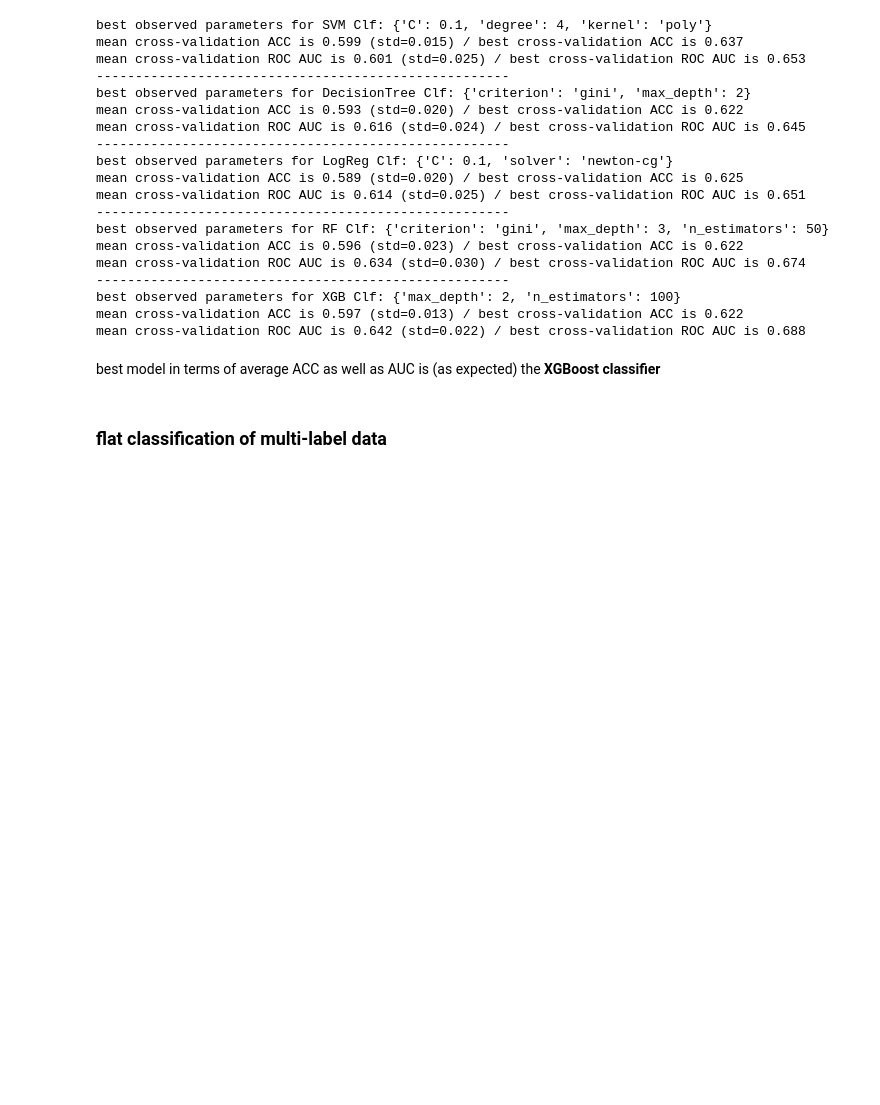
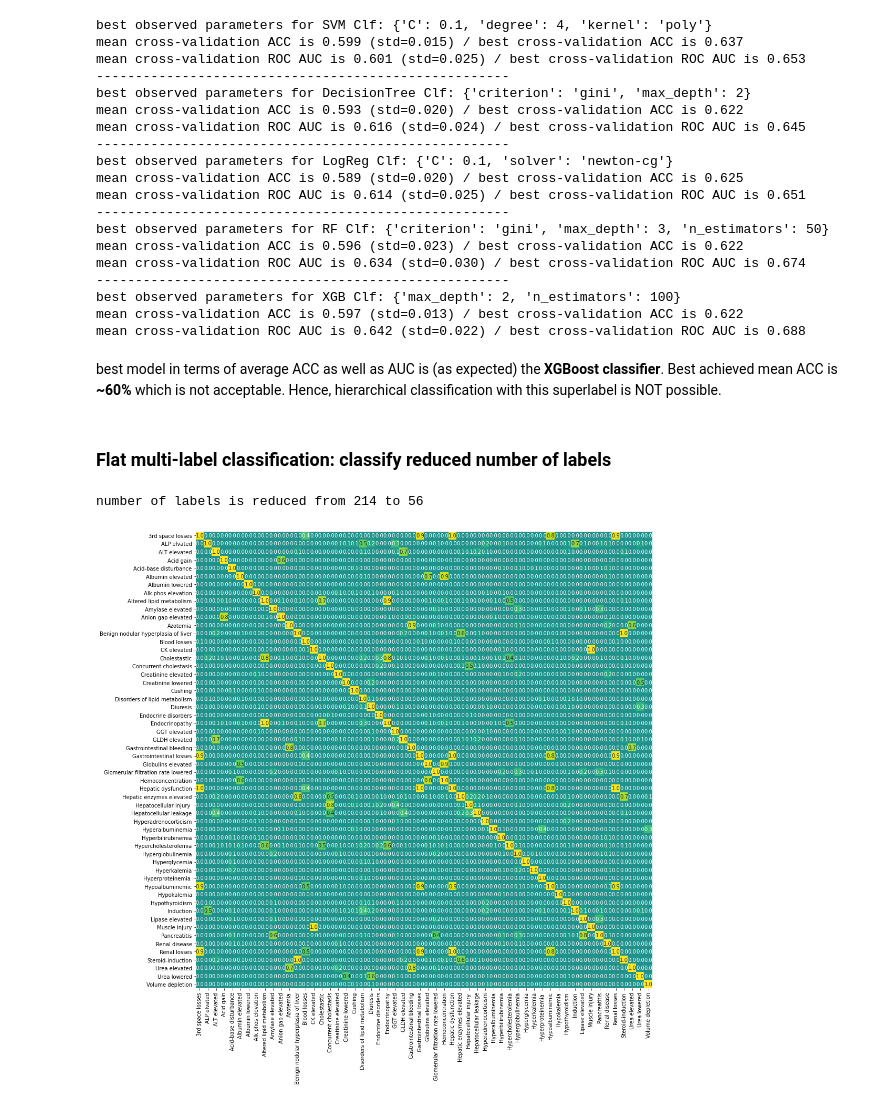
Before and after one commit to armiro/Canine-Disease-Diagnosis, a Jupyter notebook: model_dev.ipynb, the cells around one changed output. Saved outputs shown, nothing was run; the diff lists cells and outputs as text; code cells hidden in the pictures; blank space fills up the shorter version.

```diff
--- a/model_dev.ipynb
+++ b/model_dev.ipynb
@@ -98,9 +102,0 @@ actually, since we have 1958 healthy records out of 3329 samples, we can do a bi
-# %%
-drop_list = list()
-for label, column in labels.iteritems():
-    if np.sum(column) < 5: # omit labels with less than 1 occurance
-        drop_list.append(label)
-
-labels = labels.drop(columns=drop_list)
-temp_num_labels = labels.values[0]
-print('number of labels is reduced from %d to %d' % (len(label_names), temp_num_labels)))
@@ -117,21 +102,0 @@ corr_mat = associations(labels, nominal_columns='all', theil_u=True, figsize=(20
-# %%
-columns_to_drop = list()
-for r_idx, row in enumerate(corr_mat['corr'].values):
-    for c_idx, e in enumerate(row[r_idx+1:]):
-        if (e > 0.7) & (r_idx != c_idx):
-            plt.rcParams['figure.figsize'] = (5,5)
-            print('confusion matrix between %s and %s' % (labels.columns[r_idx],
-                                                          labels.columns[c_idx+r_idx+1]))
-            print(sklearn.metrics.confusion_matrix(labels[labels.columns[r_idx]],
-                                                   labels[labels.columns[c_idx+r_idx+1]]))
-            print('f1-score:')
-            print(sklearn.metrics.f1_score(labels[labels.columns[r_idx]],
-                                           labels[labels.columns[c_idx+r_idx+1]]))
-            print('proceed further? (y/n)')
-            if input() == 'y':
-                columns_to_drop.append(labels.columns[c_idx+r_idx+1])
-                print('added %s to drop list' % labels.columns[c_idx+r_idx+1])
-            else:
-                print('label reduction aborted for this label.')
-                pass
-            print('--------------------------------------------')
@@ -275,6 +217,5 @@ best observed parameters for XGB Clf: {'max_depth': 2, 'n_estimators': 100}
 mean cross-validation ACC is 0.597 (std=0.013) / best cross-validation ACC is 0.622
 mean cross-validation ROC AUC is 0.642 (std=0.022) / best cross-validation ROC AUC is 0.688
 # %% [markdown]
-best model in terms of average ACC as well as AUC is (as expected) the **XGBoost classifier**
+best model in terms of average ACC as well as AUC is (as expected) the **XGBoost classifier**.
+Best achieved mean ACC is **~60%** which is not acceptable. Hence, hierarchical classification with this superlabel is NOT possible.
-# %% [markdown]
-### flat classification of multi-label data
@@ -293,0 +222,21 @@ best model in terms of average ACC as well as AUC is (as expected) the **XGBoost
+# %% [markdown]
+### Flat multi-label classification: classify reduced number of labels
+# %%
+drop_list = list()
+for label, column in labels.iteritems():
+    if np.sum(column) < 5: # omit labels with less than 5 occurances
+        drop_list.append(label)
+
+reduced_labels = labels.drop(columns=drop_list)
+temp_num_labels = len(reduced_labels.values[0])
+print('number of labels is reduced from %d to %d' % (len(label_names), temp_num_labels))
+# %% [output]
+number of labels is reduced from 214 to 56
+# %%
+# plot correlation matrix between labels. all labels are considered as categorical
+# set 'theil u' as True, since we want to reduce labels as much as possible.
+from dython.nominal import associations
+corr_mat = associations(reduced_labels, nominal_columns='all', theil_u=True, figsize=(16, 16),
+                        fmt='.1f', cbar=False, cmap='viridis')
+# %% [output]
+[figure, added]
```
Also changed, not shown: parts of 36 cells of this notebook.
